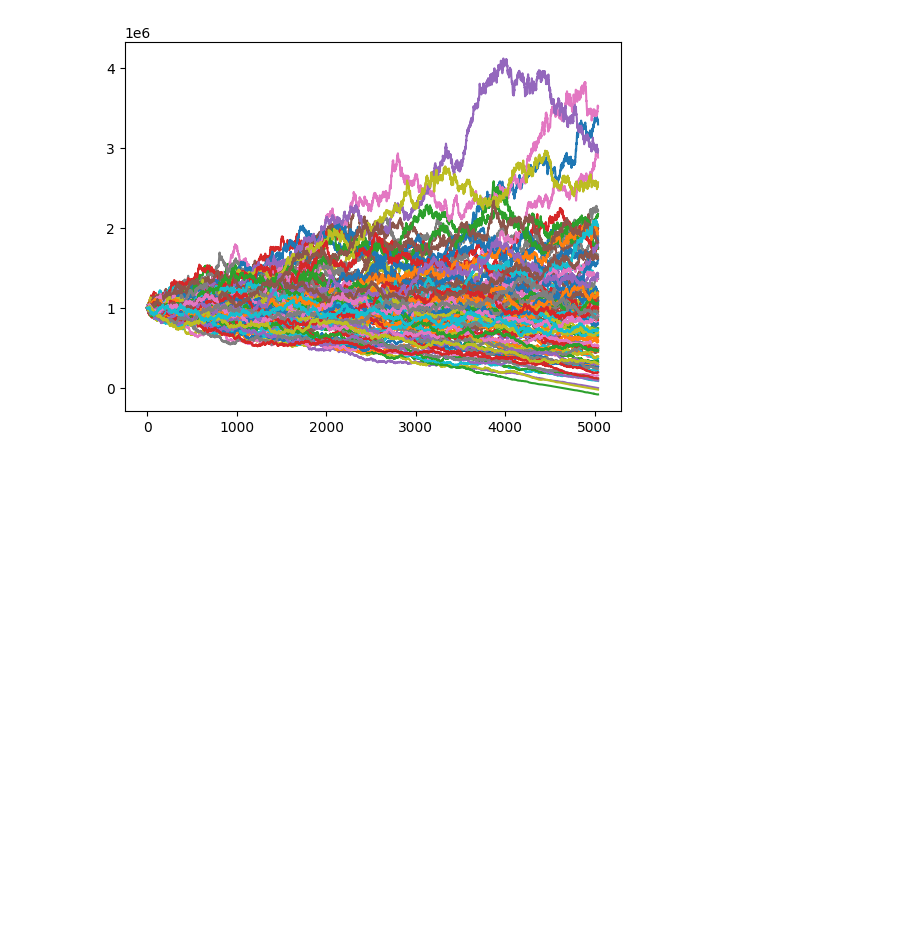
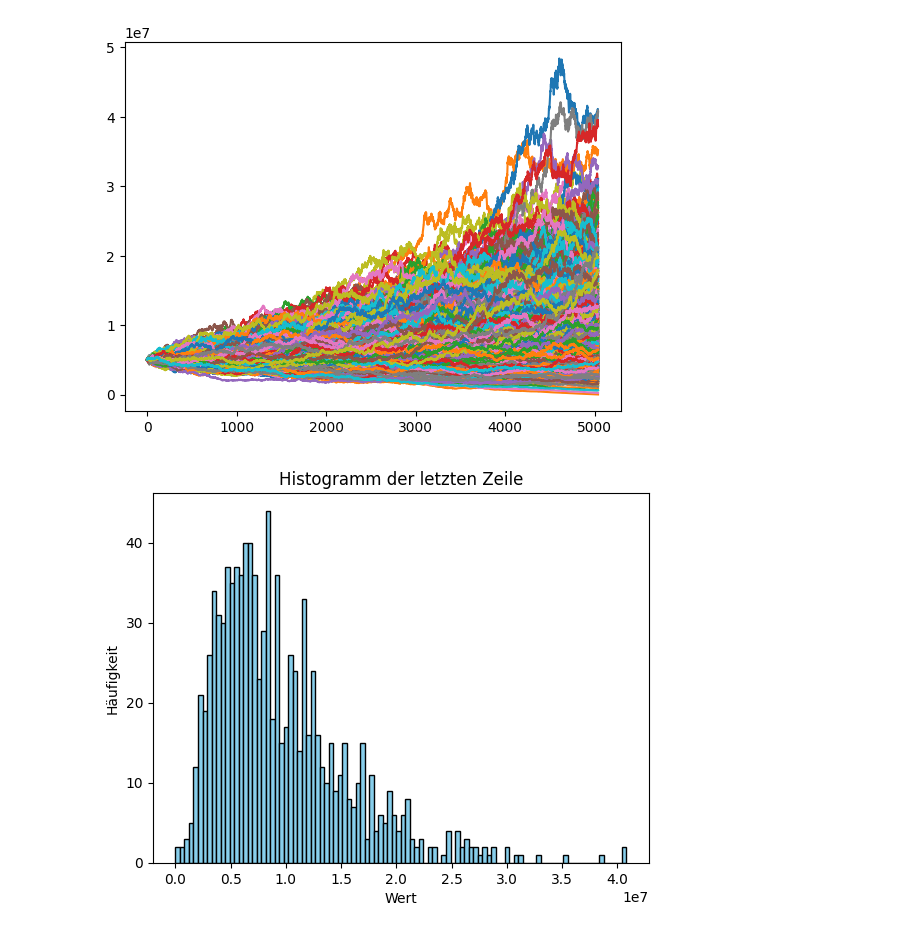
Before and after one commit to smerinobluewin/hello-world, a Jupyter notebook: brown_learning.ipynb, the cells around one changed output. Drawn from its saved outputs; the diff is of its cells as text; code cells hidden in the pictures; blank space fills up the shorter version.

```diff
--- a/brown_learning.ipynb
+++ b/brown_learning.ipynb
@@ -10,11 +10,11 @@ import matplotlib.pyplot as plt
 
 
 
-mu=0.05
-sigma=2*mu
-S1=1000000
-C=50000
-Npath=100                     # number of simulation paths
+mu=0.055
+sigma=0.11
+S1=5000000
+C=150000
+Npath=1000                   # number of simulation paths
 N= 20*252                        # number of time steps (days)
 dt=1/252                      # 252 trading days
 S1=S1*np.ones((1, Npath))  # initialize row vector of length Npath to build matrix of paths
@@ -34,33 +34,38 @@ for number in range(1,N):
   #print(eps)
   #eps=random.normalvariate(mu=0,sigma=1)
   S=S1+S1*(mu*dt+sigma*eps*np.sqrt(dt)) - C*dt
   #print(S)
   DATA[number, :] = S
   S1=S
   #St=np.column_stack((St,S))
 
 DATA=np.round(DATA,0)
 #print(DATA)
 #print(f"{DATA=}")
 #print(St[1:10])
 #print(St[-1])
 
 data=DATA.flatten()
 #print(data[1:11])
 
 # Analogous to plot(x) in MATLAB
 #plt.plot(DATA[:,1])
 #plt.show()
 
 plt.plot(DATA)
 plt.show()
 
+plt.hist(DATA[-1], bins=100, color='skyblue', edgecolor='black')
+plt.title("Histogramm der letzten Zeile")
+plt.xlabel("Wert")
+plt.ylabel("Häufigkeit")
+plt.show()
 
-
-#plt.hist(data, bins=30, color='skyblue', edgecolor='black')
+#plt.hist(data, bins=100, color='skyblue', edgecolor='black')
 #plt.title("Mein erstes Histogramm")
 #plt.xlabel("Werte")
 #plt.ylabel("Häufigkeit")
 #plt.show()
 # %% [output]
-[figure, old version]
+[figure, new version]
+[figure, added]
```
